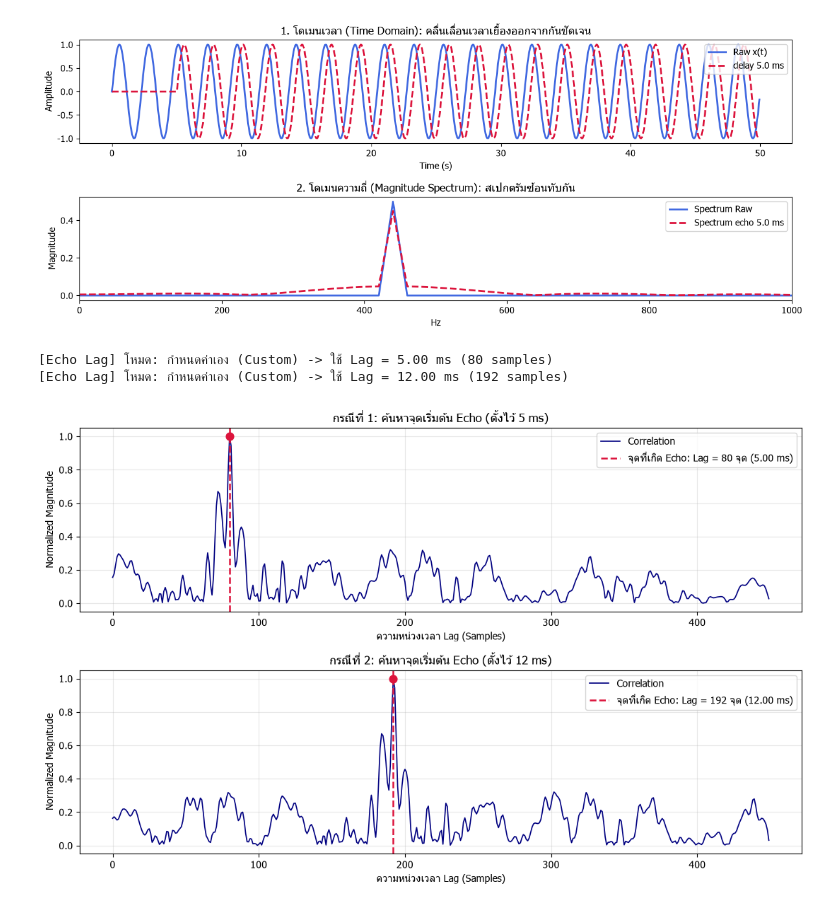
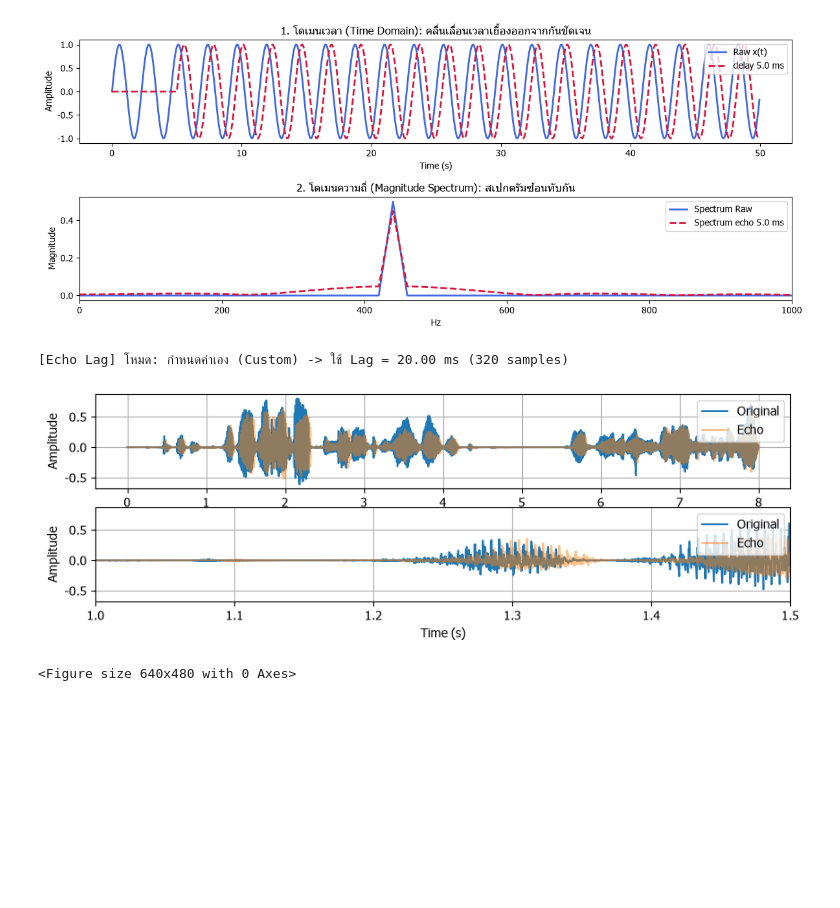
Before and after one commit to KhaoTaiKi/dsp-aec-project, a Jupyter notebook: notebooks/main.ipynb, the cells around one changed output. Cells and saved outputs as stored; diff of their text form; code cells hidden in the pictures; blank space fills up the shorter version.

```diff
--- a/notebooks/main.ipynb
+++ b/notebooks/main.ipynb
@@ -53,67 +53,31 @@ plt.tight_layout()
 # %% [output]
 [figure]
 # %%
-# ==========================================================
-# 1. กรณีที่ 1: Echo Lag 5 ms (80 samples)
-# ==========================================================
-t, raw, echo1, fs = get_scenario_audio(scenario=1, clip_idx1=0, reverb_level=1, lag_ms=5)
+t, raw, echo, fs = get_scenario_audio(scenario=1, clip_idx1=0, reverb_level=1, lag_ms=20)
 
-seg_len = fs * 1
-corr1 = np.correlate(echo1[:seg_len], raw[:seg_len], mode="full")
-lags = np.arange(-seg_len + 1, seg_len)
+plt.figure(figsize=(10, 3))
 
-max_lag_show = 450
-zero_idx = seg_len - 1
+plt.subplot(2,1,1)
+plt.plot(t,raw, label ="Original")
+plt.plot(t,echo, label ="Echo", alpha = 0.5)
+plt.legend(loc="upper right")
+plt.grid(True)
+plt.xlabel("Time (s)")
+plt.ylabel("Amplitude")
 
-lags_view = lags[zero_idx : zero_idx + max_lag_show]
-corr_view1 = np.abs(corr1[zero_idx : zero_idx + max_lag_show])
-corr_view1 = corr_view1 / np.max(corr_view1)
 
-lag1 = lags_view[np.argmax(corr_view1)]
-ms1 = lag1 / fs * 1000
+plt.subplot(2,1,2)
+plt.plot(t,raw, label ="Original")
+plt.plot(t,echo, label ="Echo", alpha = 0.5)
+plt.xlim(1, 1.5)
+plt.legend(loc="upper right")
+plt.grid(True)
+plt.xlabel("Time (s)")
+plt.ylabel("Amplitude")
 
-# ==========================================================
-# 2. กรณีที่ 2: Echo Lag 12 ms (192 samples)
-# ==========================================================
-_, _, echo2, _ = get_scenario_audio(scenario=1, clip_idx1=0, reverb_level=1, lag_ms=12)
-
-corr2 = np.correlate(echo2[:seg_len], raw[:seg_len], mode="full")
-corr_view2 = np.abs(corr2[zero_idx : zero_idx + max_lag_show])
-corr_view2 = corr_view2 / np.max(corr_view2)
-
-lag2 = lags_view[np.argmax(corr_view2)]
-ms2 = lag2 / fs * 1000
-
-# ==========================================================
-# 3. พล็อตกราฟเปรียบเทียบ 2 อัน
-# ==========================================================
-plt.figure(figsize=(11, 7))
-
-# กราฟที่ 1 (5 ms)
-plt.subplot(2, 1, 1)
-plt.plot(lags_view, corr_view1, color="navy", linewidth=1.2, label="Correlation")
-plt.axvline(lag1, color="crimson", linestyle="--", linewidth=1.8, label=f"จุดที่เกิด Echo: Lag = {lag1} จุด ({ms1:.2f} ms)")
-plt.scatter([lag1], [1.0], color="crimson", s=60, zorder=5)
-plt.title("กรณีที่ 1: ค้นหาจุดเริ่มต้น Echo (ตั้งไว้ 5 ms)")
-plt.xlabel("ความหน่วงเวลา Lag (Samples)")
-plt.ylabel("Normalized Magnitude")
-plt.legend(loc="upper right")
-plt.grid(True, alpha=0.3)
-
-# กราฟที่ 2 (12 ms)
-plt.subplot(2, 1, 2)
-plt.plot(lags_view, corr_view2, color="navy", linewidth=1.2, label="Correlation")
-plt.axvline(lag2, color="crimson", linestyle="--", linewidth=1.8, label=f"จุดที่เกิด Echo: Lag = {lag2} จุด ({ms2:.2f} ms)")
-plt.scatter([lag2], [1.0], color="crimson", s=60, zorder=5)
-plt.title("กรณีที่ 2: ค้นหาจุดเริ่มต้น Echo (ตั้งไว้ 12 ms)")
-plt.xlabel("ความหน่วงเวลา Lag (Samples)")
-plt.ylabel("Normalized Magnitude")
-plt.legend(loc="upper right")
-plt.grid(True, alpha=0.3)
-
+plt.show()
 plt.tight_layout()
-plt.show()
 # %% [output]
-[Echo Lag] โหมด: กำหนดค่าเอง (Custom) -> ใช้ Lag = 5.00 ms (80 samples)
-[Echo Lag] โหมด: กำหนดค่าเอง (Custom) -> ใช้ Lag = 12.00 ms (192 samples)
+[Echo Lag] โหมด: กำหนดค่าเอง (Custom) -> ใช้ Lag = 20.00 ms (320 samples)
-[figure, old version]
+[figure, new version]
+<Figure size 640x480 with 0 Axes>
```
Also changed, not shown: parts of 3 cells of this notebook.
